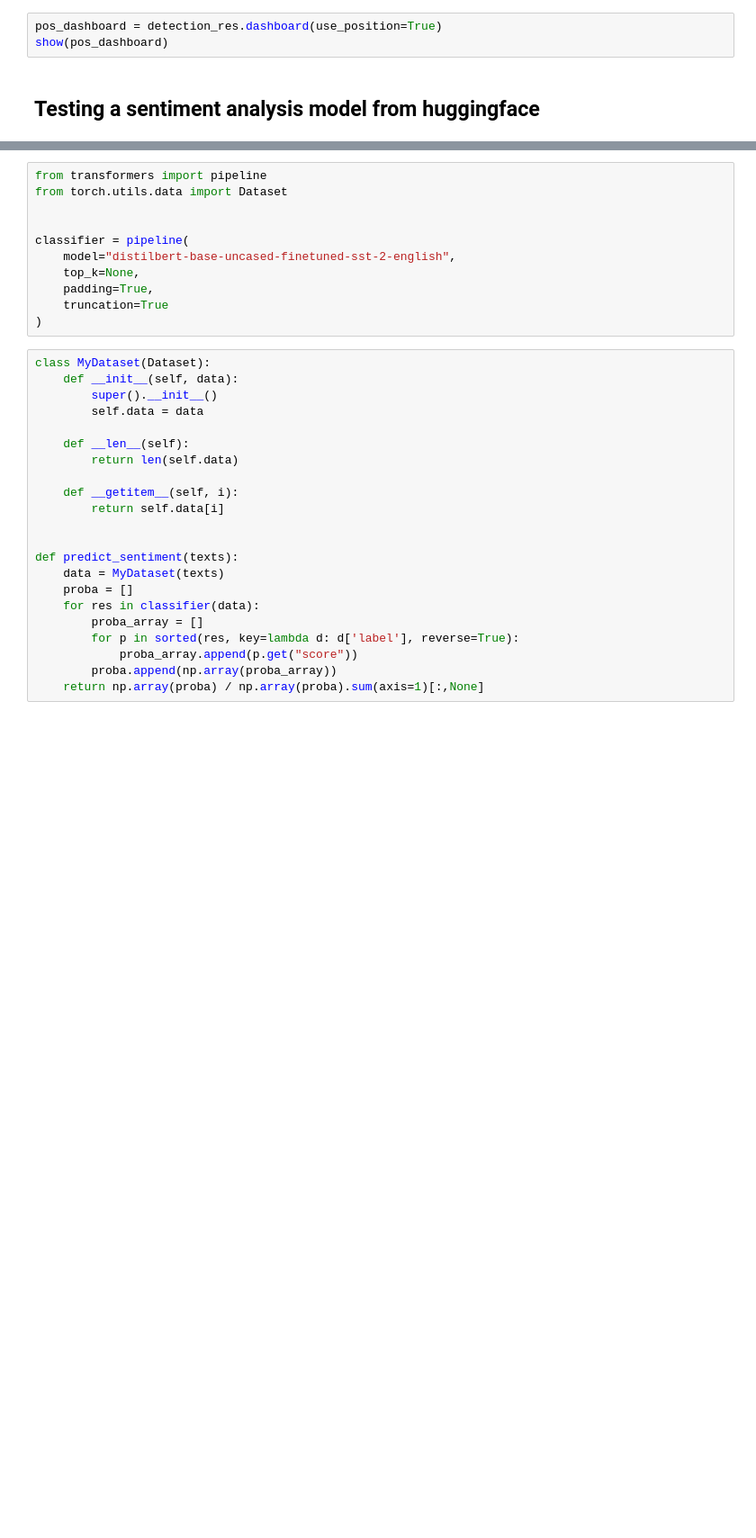
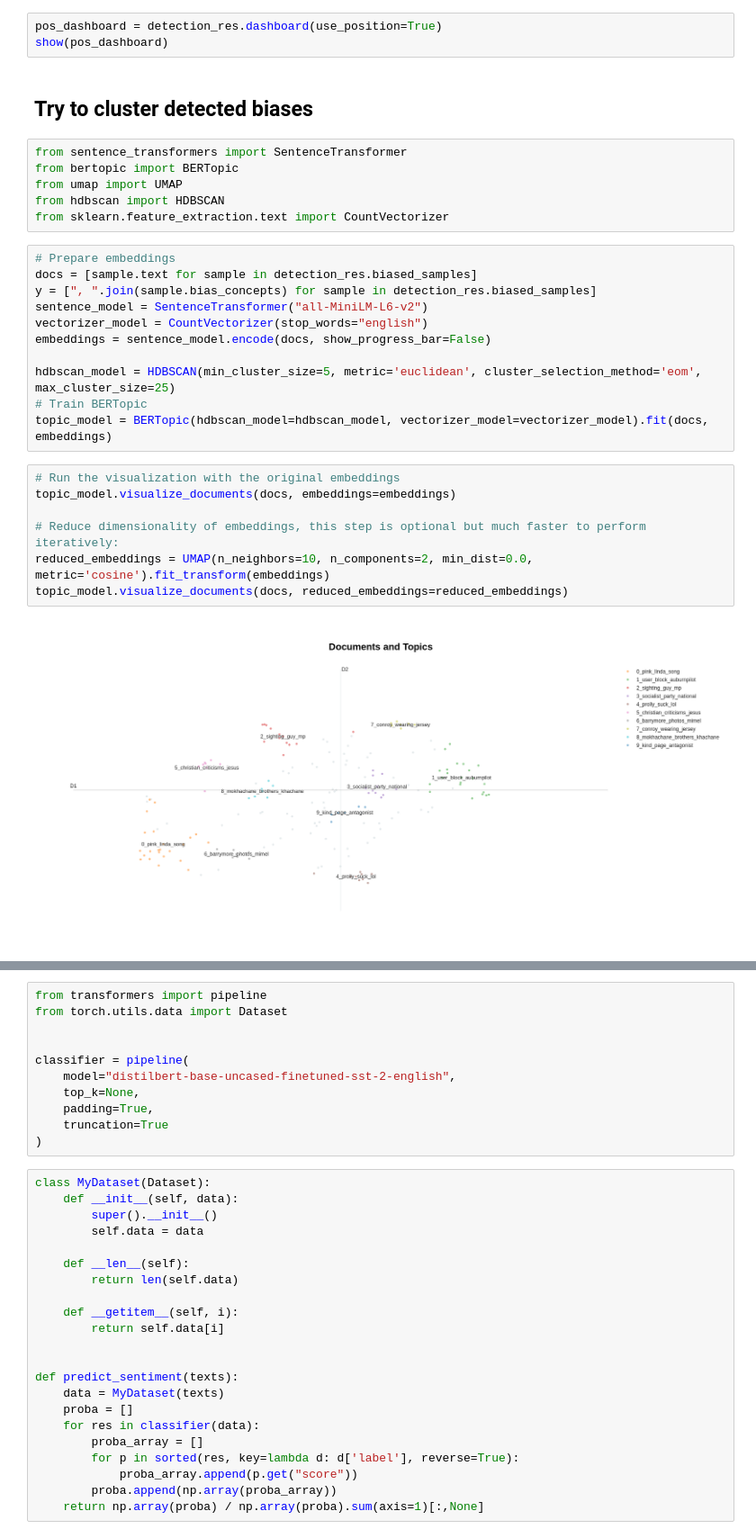
Before and after one commit to biaslyze-dev/biaslyze, a Jupyter notebook: notebooks/test-0.0.1-toxic-comments.ipynb, the cells around one changed output, grey strips where cells are left out. Shown at 90% size. Saved outputs shown, nothing was run; the diff lists cells and outputs as text; blank space fills up the shorter version.

Commit message:
Update clustering and bertopic

```diff
--- a/notebooks/test-0.0.1-toxic-comments.ipynb
+++ b/notebooks/test-0.0.1-toxic-comments.ipynb
@@ -115,5 +141,31 @@ show(dashboard)
 # %%
 pos_dashboard = detection_res.dashboard(use_position=True)
 show(pos_dashboard)
-# %% [markdown]
-## Testing a sentiment analysis model from huggingface
+# %% [markdown]
+## Try to cluster detected biases
+# %%
+from sentence_transformers import SentenceTransformer
+from bertopic import BERTopic
+from umap import UMAP
+from hdbscan import HDBSCAN
+from sklearn.feature_extraction.text import CountVectorizer
+# %%
+# Prepare embeddings
+docs = [sample.text for sample in detection_res.biased_samples]
+y = [", ".join(sample.bias_concepts) for sample in detection_res.biased_samples]
+sentence_model = SentenceTransformer("all-MiniLM-L6-v2")
+vectorizer_model = CountVectorizer(stop_words="english")
+embeddings = sentence_model.encode(docs, show_progress_bar=False)
+
+hdbscan_model = HDBSCAN(min_cluster_size=5, metric='euclidean', cluster_selection_method='eom', max_cluster_size=25)
+# Train BERTopic
+topic_model = BERTopic(hdbscan_model=hdbscan_model, vectorizer_model=vectorizer_model).fit(docs, embeddings)
+# %%
+# Run the visualization with the original embeddings
+topic_model.visualize_documents(docs, embeddings=embeddings)
+
+# Reduce dimensionality of embeddings, this step is optional but much faster to perform iteratively:
+reduced_embeddings = UMAP(n_neighbors=10, n_components=2, min_dist=0.0, metric='cosine').fit_transform(embeddings)
+topic_model.visualize_documents(docs, reduced_embeddings=reduced_embeddings)
+# %% [output]
+[figure, added]
```
Also changed, not shown: parts of 12 cells of this notebook, 1 other file.
